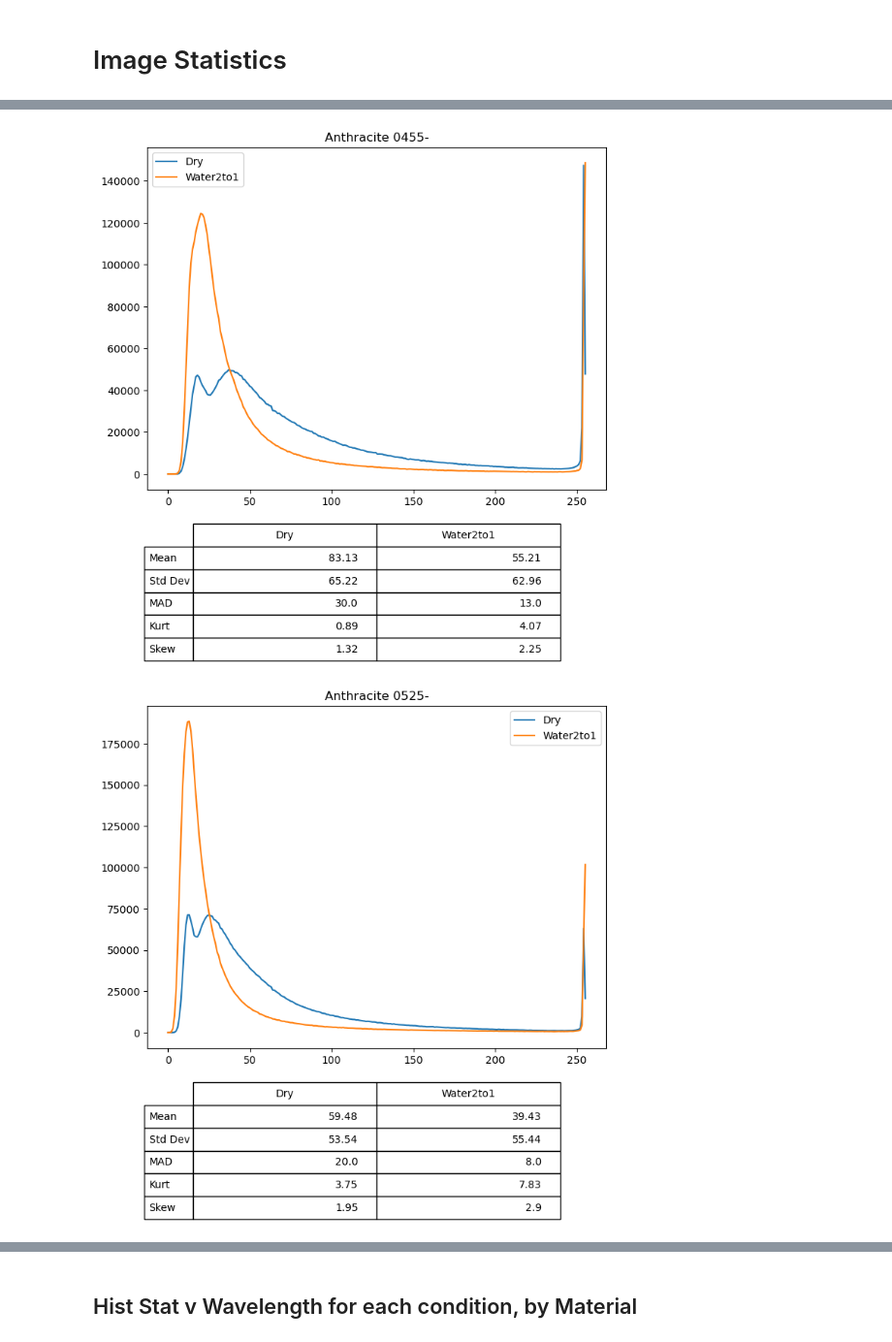
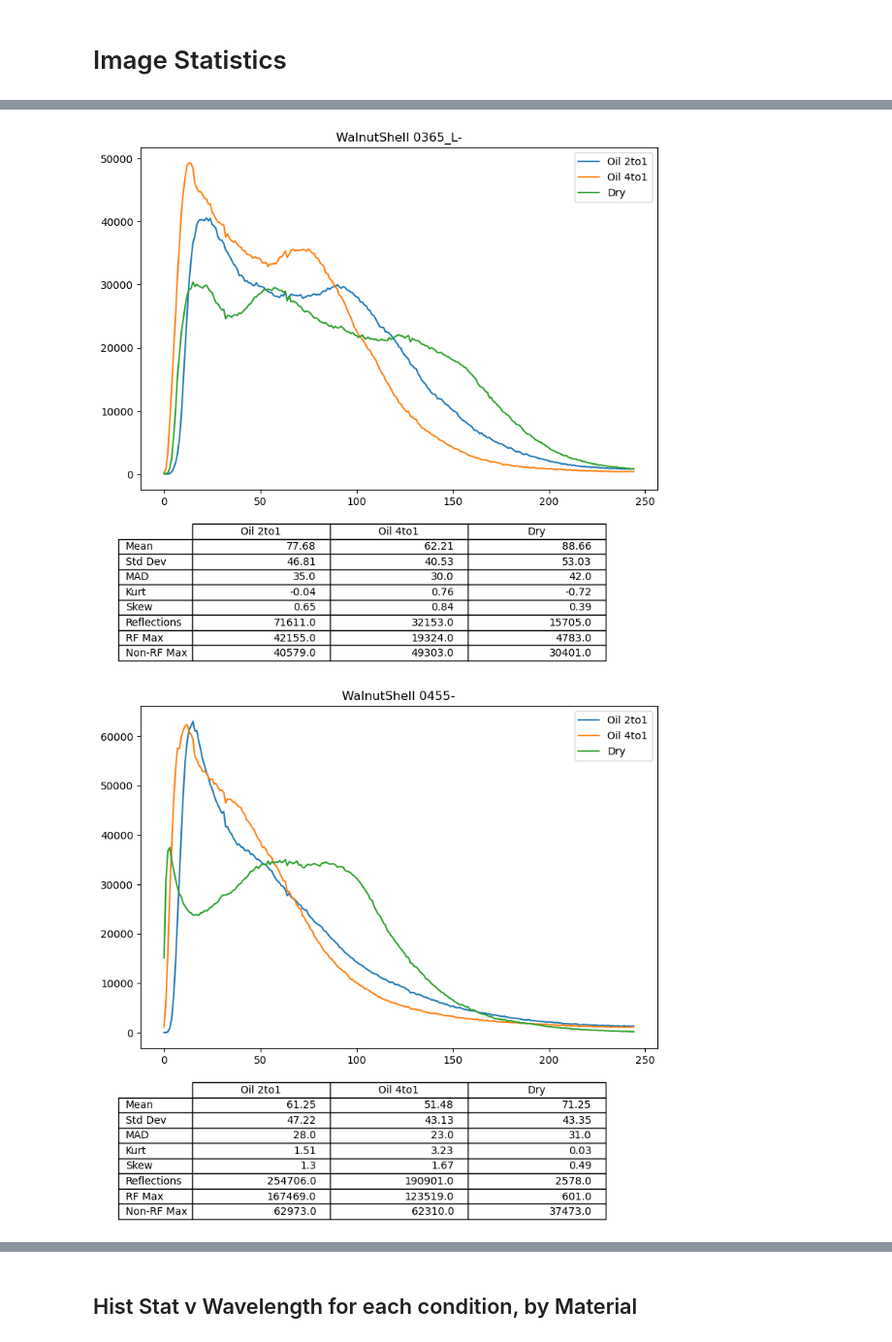
Before and after one commit to jfan14mc/Sand-Image-Anaylsis, a Jupyter notebook: imageTesting.ipynb, the cells around one changed output, grey strips where cells are left out. Shown at 97% size. Saved outputs shown, nothing was run; the diff lists cells and outputs as text; code cells hidden in the pictures.

```diff
--- a/imageTesting.ipynb
+++ b/imageTesting.ipynb
@@ -323,7 +326,10 @@ fig.savefig(os.path.join(base, 'ImageStatistics', combSplit[0], plotName), bbox_
 # %%
-#generating and savingindividual graphs
+#generating and saving individual graphs
 # User input
-material = "Anthracite"
+material = "WalnutShell"
+
+#to cut off the reflections
+trimmed = True
 
 #finding the wavelengths present in the folder
 base = '/Users/fanjx1/Documents/SandImages'
@@ -338,66 +344,94 @@ def wavelengthList(search):
      return [*np.unique(wavelengths)]
 
 
-def ioOpen(imageFile):
-    return io.imread(imageFile)
+def PillowOpen(imageFile):
+    return np.ravel(PIL.Image.open(imageFile))
 
 
-def createHistogram(axs, image, label, title):
-     axes = axs.plot(pd.DataFrame(PIL.Image.open(image).histogram()), label = label)
-     axs.legend(loc='best')
-     axs.set_title(title)
-     return axes
+def createHistogram(image, label):
+     values, counts = np.unique(image,return_counts= True)
+     axs.plot(values, counts, label = label)
 
 
-def statList(imageArray):
-    return [np.mean(imageArray, axis=(0, 1)).round(2),
-            np.std(imageArray, axis=(0, 1)).round(2),
-            scipy.stats.median_abs_deviation(imageArray, axis = (0,1)),
-            round(scipy.stats.kurtosis(imageArray, axis = (0,1)),2),
-            round(scipy.stats.skew(imageArray, axis = (0,1)),2)]
+def statList(imageArray, reflections, reflectMax):
+    values, nrCounts = np.unique(imageArray[imageArray < 245],return_counts=True)
+    return [round(np.mean(imageArray),2),
+            round(np.std(imageArray),2),
+            scipy.stats.median_abs_deviation(imageArray),
+            round(scipy.stats.kurtosis(imageArray),2),
+            round(scipy.stats.skew(imageArray),2),
+            reflections,
+            reflectMax,
+            nrCounts.max()]
+
+def highlightTrim(imageArray):
+     imageArray = imageArray
+     trimmedArray = imageArray[imageArray < 245]
+     return trimmedArray
 
 
 #Searching for all wavelengths that a material was imaged in
 searchPath = os.path.join(base, 'Composites', '*' + material + '*', '*')
 wavelengths = wavelengthList(searchPath)
 
-fig, axs = plt.subplots(figsize = (8,6))
+fig, axs = plt.subplots(figsize = (9,6))
 stats = {}
 
 #A combination is a material (walnut shell/glass beads/anthracite...) and condition (dry/water/oil...)
 #This finds all the combinations for the selected material in each wavelength, overlays the histograms on a plot and
 #displays the histogram statistics below each plot
 for wavelength in wavelengths:
      #wavelength is '.../Material-ConditionRatio/Wavelength-.tiff', etc
      combinationsInWavelength = glob.glob(os.path.join(base,'Composites', '*' + material + '*','*' + wavelength + '*'))
      wavelengthName = wavelength.partition('.')[0]#'0455-'
      materialWavelength = material + " " + wavelengthName #'WalnutShell 0455-'
 
      for combination in combinationsInWavelength:
           combName = os.path.basename(os.path.dirname(combination)) #'WalnutShell-MineralOil4to1'
           combSplit = combName.partition('-') #['WalnutShell','-','MineralOil4to1']
-          createHistogram(axs, combination, combSplit[2], materialWavelength)
-          stats[combSplit[2]] = statList(ioOpen(combination)) #{'Dry' : [100, 20, 2, 17, 2], 'Water' : [60, 12, 4, 39, 1]...}
+          imageArray = PillowOpen(combination)
 
-     statComparison = pd.DataFrame(stats, index = ['Mean', 'Std Dev', 'MAD', 'Kurt', 'Skew'])
+          #Reflection involved statistics
+          reflections = imageArray[imageArray > 245]
+          if np.size(reflections) < 1:
+               reflectCount = 0
+               reflectMax = 0
+          else:
+               reflectCount = np.size(reflections)
+               reflectMax = np.unique(imageArray[imageArray > 245],return_counts= True)[1].max()
+
+          #Removing reflections
+          if trimmed:
+               imageArray = highlightTrim(imageArray)
+
+          createHistogram(imageArray, combSplit[2])
+
+          #Other statistics
+          stats[combSplit[2]] = statList(imageArray, reflectCount, reflectMax) #{'Dry' : [100, 20, 2, 17, 2, 100], 'Water' : [60, 12, 4, 39, 1, 230]...}
+     axs.legend(loc='best')
+     axs.set_title(materialWavelength)
+     statComparison = pd.DataFrame(stats, index = ['Mean', 'Std Dev', 'MAD', 'Kurt', 'Skew', 'Reflections', 'RF Max', 'Non-RF Max'])
 
      wavelengthStats = mpl.table.table(axs,
                      cellText= statComparison.values,
                      colLabels = statComparison.columns,
                      rowLabels = statComparison.index,
                      bbox = (0.1,-0.5,0.8,0.4))
      wavelengthStats.auto_set_font_size(False)
      wavelengthStats.set_fontsize(10)
 
      #Saves the current figure with histogram and statistics so it can be reused for the next wavelength.
-     plotName = material + wavelength[:-5] + 'Histogram.png'
+     if trimmed:
+          plotName = material + wavelength[:-5] + 'CutHistogram.png'
+     else:
+          plotName = material + wavelength[:-5] + 'Histogram.png'
 
      if os.path.exists(os.path.join(base, 'ImageStatistics', combSplit[0])) == False:
           os.mkdir(os.path.join(base, 'ImageStatistics', combSplit[0]))
      fig.savefig(os.path.join(base, 'ImageStatistics', combSplit[0], plotName), bbox_inches= 'tight')
      display(fig)
      stats.clear()
      axs.clear()
 # %% [output]
-[figure, old version]
+[figure, new version]
-[figure, old version]
+[figure, new version]
```
Also changed, not shown: parts of 9 cells of this notebook.
